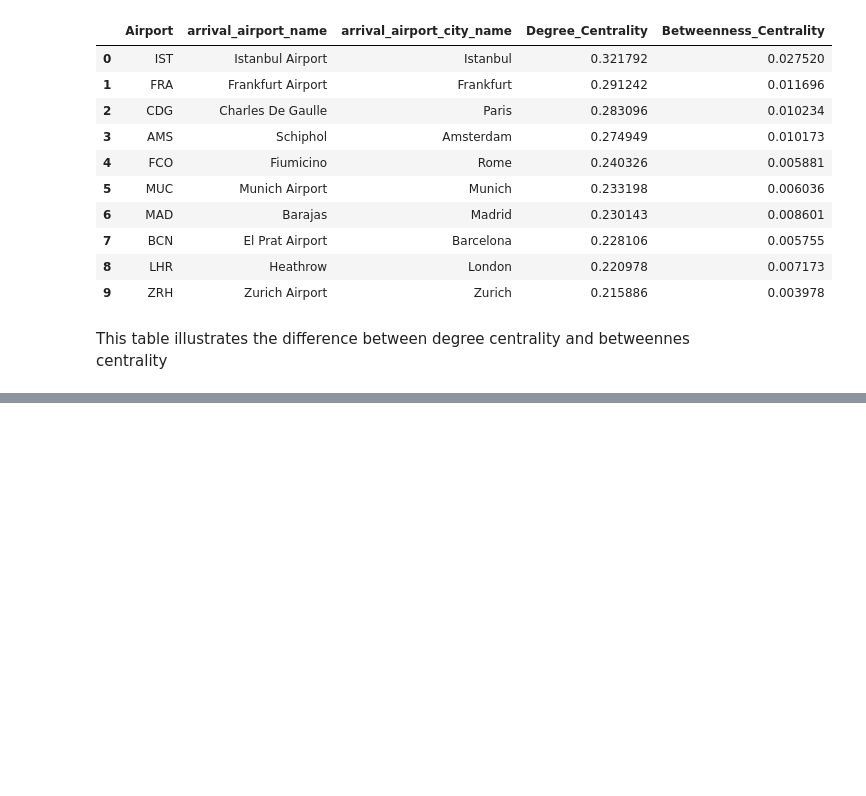
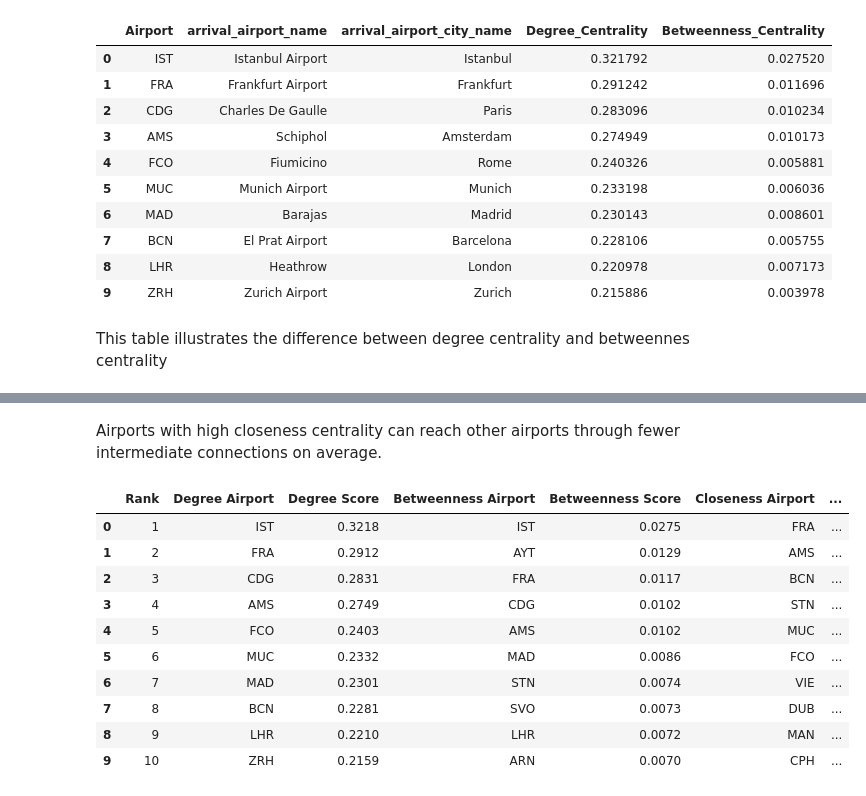
Before and after one commit to onurercen/flightAnalysis, a Jupyter notebook: analysis.ipynb, the cells around one changed output, grey strips where cells are left out. Drawn from its saved outputs; the diff is of its cells as text; code cells hidden in the pictures; blank space fills up the shorter version.

```diff
--- a/analysis.ipynb
+++ b/analysis.ipynb
@@ -521,0 +573,30 @@ This table illustrates the difference between degree centrality and betweennes c
+# %% [markdown]
+Airports with high closeness centrality can reach other airports through fewer intermediate connections on average.
+# %%
+###Comparison of Top 10 Airports by Centrality Measures
+comparison_df = pd.DataFrame({
+    "Rank": range(1, 11),
+
+    "Degree Airport": top_degree["Airport"],
+    "Degree Score": top_degree["Degree_Centrality"].round(4),
+
+    "Betweenness Airport": top_betweenness["Airport"],
+    "Betweenness Score": top_betweenness["Betweenness_Centrality"].round(4),
+
+    "Closeness Airport": top_closeness["Airport"],
+    "Closeness Score": top_closeness["Closeness_Centrality"].round(4),
+})
+
+comparison_df
+# %% [output]
+|  | Rank | Degree Airport | Degree Score | Betweenness Airport | Betweenness Score | Closeness Airport | ... |
+| 0 | 1 | IST | 0.3218 | IST | 0.0275 | FRA | ... |
+| 1 | 2 | FRA | 0.2912 | AYT | 0.0129 | AMS | ... |
+| 2 | 3 | CDG | 0.2831 | FRA | 0.0117 | BCN | ... |
+| 3 | 4 | AMS | 0.2749 | CDG | 0.0102 | STN | ... |
+| 4 | 5 | FCO | 0.2403 | AMS | 0.0102 | MUC | ... |
+| 5 | 6 | MUC | 0.2332 | MAD | 0.0086 | FCO | ... |
+| 6 | 7 | MAD | 0.2301 | STN | 0.0074 | VIE | ... |
+| 7 | 8 | BCN | 0.2281 | SVO | 0.0073 | DUB | ... |
+| 8 | 9 | LHR | 0.2210 | LHR | 0.0072 | MAN | ... |
+| 9 | 10 | ZRH | 0.2159 | ARN | 0.0070 | CPH | ... |
```
Also changed, not shown: parts of 33 cells of this notebook, 1 other file.
